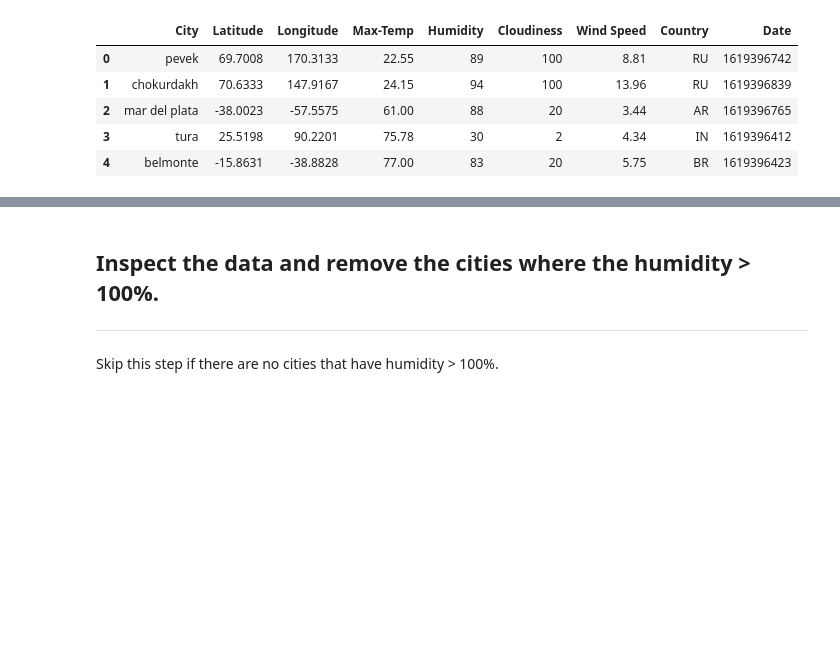
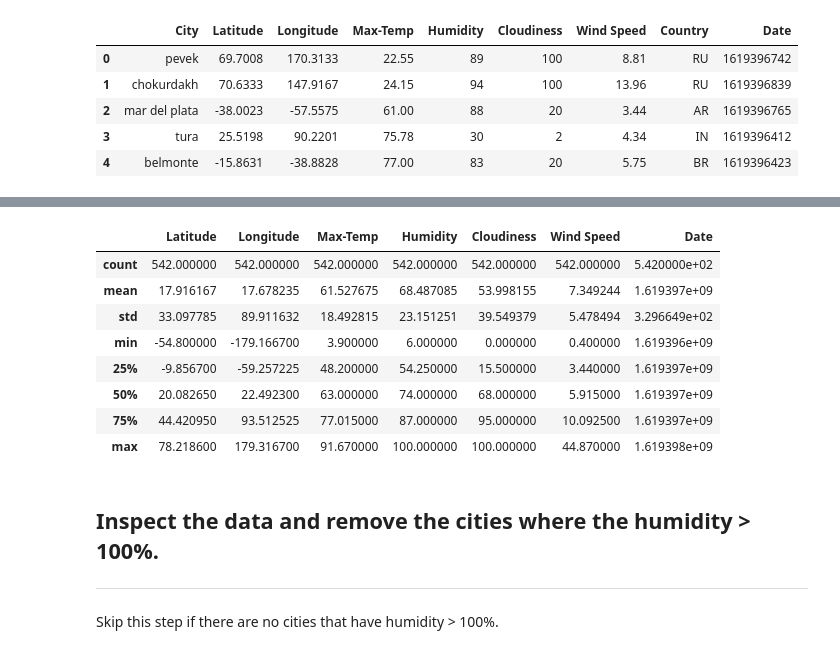
Before and after one commit to danijmartin/python-api-challenge, a Jupyter notebook: WeatherPy/WeatherPy.ipynb, the cells around one changed output, grey strips where cells are left out. Saved outputs shown, nothing was run; the diff lists cells and outputs as text; code cells hidden in the pictures; blank space fills up the shorter version.

Commit message:
Added summary statistics

```diff
--- a/WeatherPy/WeatherPy.ipynb
+++ b/WeatherPy/WeatherPy.ipynb
@@ -148,3 +141,16 @@ weather_data.head()
+# %%
+summary = weather_data[['Latitude', 'Longitude', 'Max-Temp', 'Humidity', 'Cloudiness', 'Wind Speed', 'Date']]
+summary.describe()
+# %% [output]
+|  | Latitude | Longitude | Max-Temp | Humidity | Cloudiness | Wind Speed | Date |
+| count | 542.000000 | 542.000000 | 542.000000 | 542.000000 | 542.000000 | 542.000000 | 5.420000e+02 |
+| mean | 17.916167 | 17.678235 | 61.527675 | 68.487085 | 53.998155 | 7.349244 | 1.619397e+09 |
+| std | 33.097785 | 89.911632 | 18.492815 | 23.151251 | 39.549379 | 5.478494 | 3.296649e+02 |
+| min | -54.800000 | -179.166700 | 3.900000 | 6.000000 | 0.000000 | 0.400000 | 1.619396e+09 |
+| 25% | -9.856700 | -59.257225 | 48.200000 | 54.250000 | 15.500000 | 3.440000 | 1.619397e+09 |
+| 50% | 20.082650 | 22.492300 | 63.000000 | 74.000000 | 68.000000 | 5.915000 | 1.619397e+09 |
+| 75% | 44.420950 | 93.512525 | 77.015000 | 87.000000 | 95.000000 | 10.092500 | 1.619397e+09 |
+| max | 78.218600 | 179.316700 | 91.670000 | 100.000000 | 100.000000 | 44.870000 | 1.619398e+09 |
 # %% [markdown]
 ## Inspect the data and remove the cities where the humidity > 100%.
 ----
```
Also changed, not shown: parts of 2 cells of this notebook.
